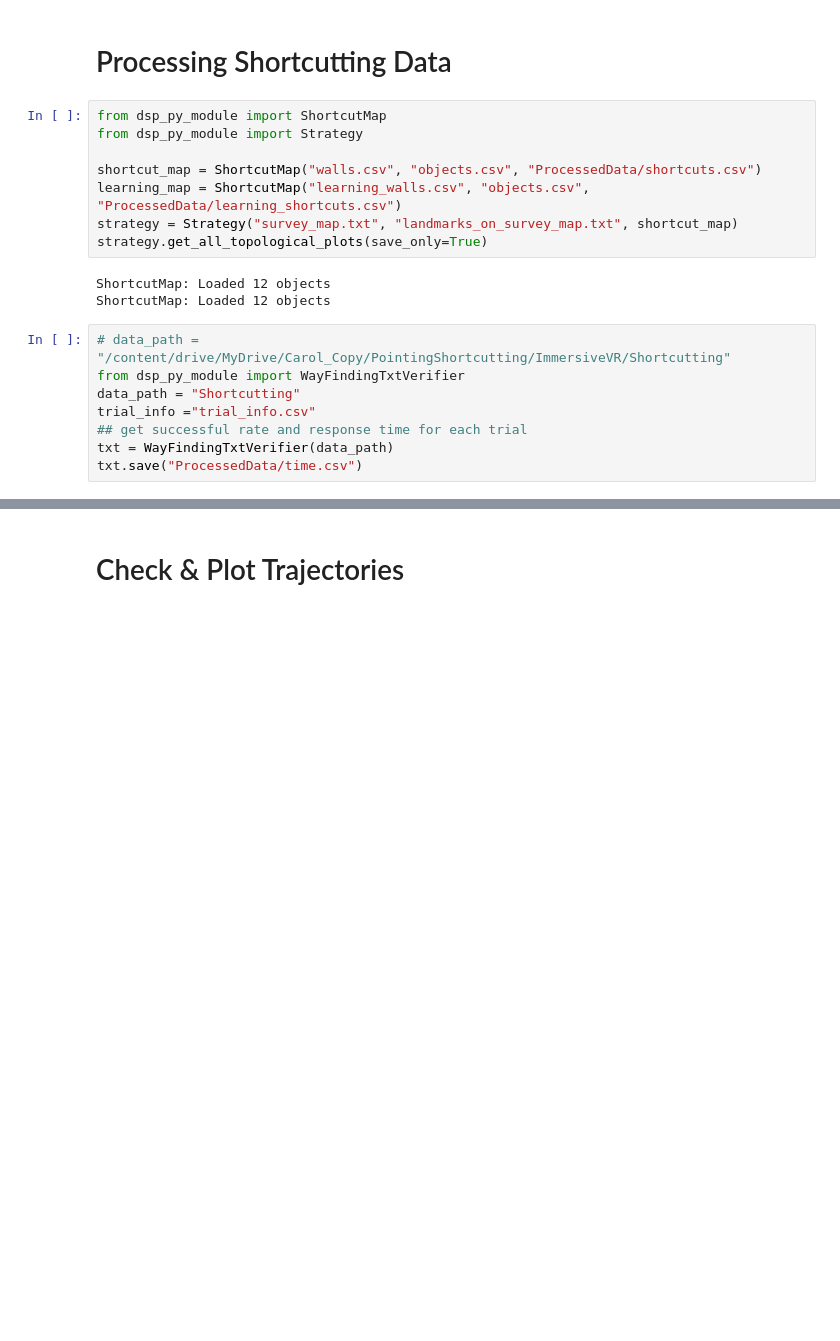
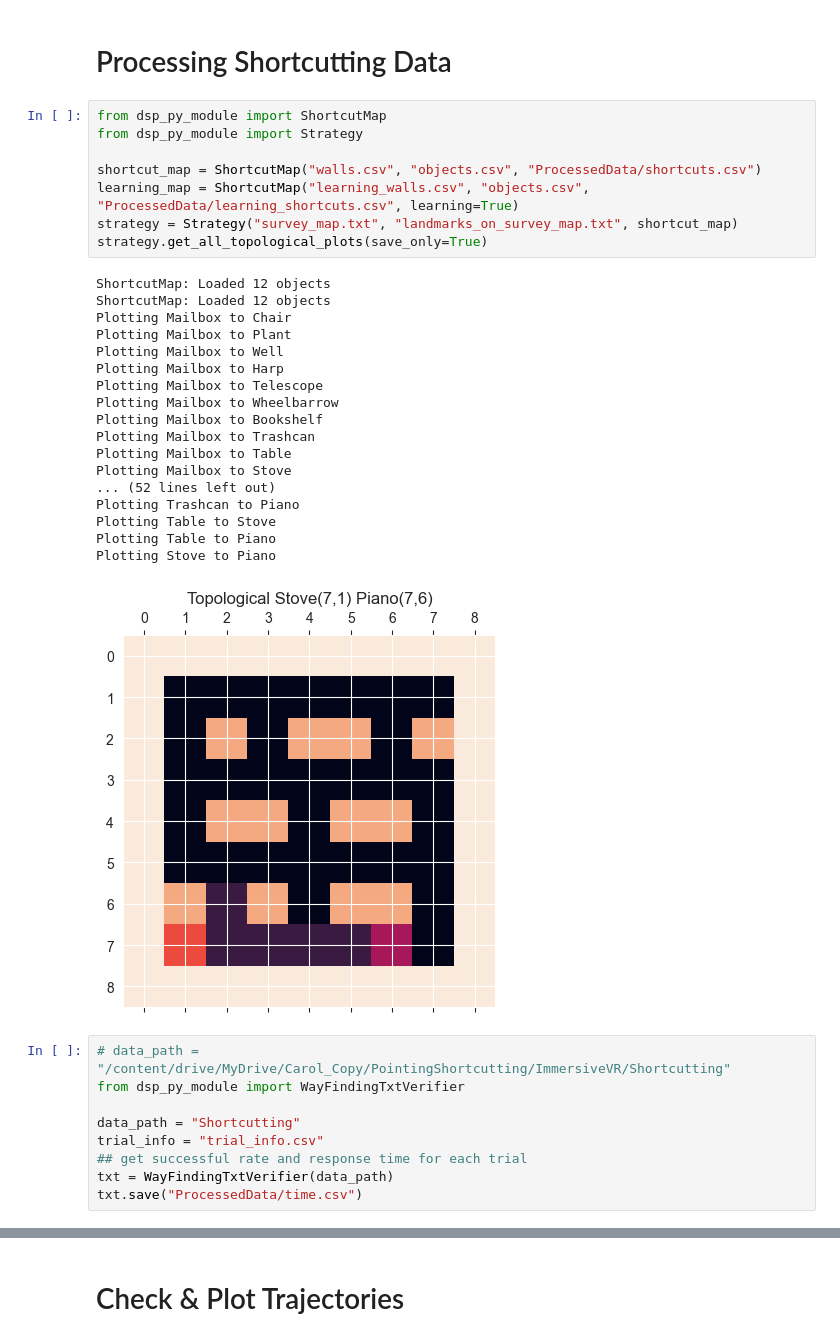
Before and after one commit to CarolHeChuanxiuyue/ConfiguralSpatialKnowledgeMeasurement, a Jupyter notebook: ImmersiveMaze/immersive_VR_processs_raw_data.ipynb, the cells around one changed output, grey strips where cells are left out. Drawn from its saved outputs; the diff is of its cells as text; blank space fills up the shorter version.

```diff
--- a/ImmersiveMaze/immersive_VR_processs_raw_data.ipynb
+++ b/ImmersiveMaze/immersive_VR_processs_raw_data.ipynb
@@ -50,19 +51,36 @@ pp2.save("ProcessedData/pointingPhase2.csv")
 # %%
 from dsp_py_module import ShortcutMap
 from dsp_py_module import Strategy
 
 shortcut_map = ShortcutMap("walls.csv", "objects.csv", "ProcessedData/shortcuts.csv")
-learning_map = ShortcutMap("learning_walls.csv", "objects.csv", "ProcessedData/learning_shortcuts.csv")
+learning_map = ShortcutMap("learning_walls.csv", "objects.csv", "ProcessedData/learning_shortcuts.csv", learning=True)
 strategy = Strategy("survey_map.txt", "landmarks_on_survey_map.txt", shortcut_map)
 strategy.get_all_topological_plots(save_only=True)
 # %% [output]
 ShortcutMap: Loaded 12 objects
 ShortcutMap: Loaded 12 objects
+Plotting Mailbox to Chair
+Plotting Mailbox to Plant
+Plotting Mailbox to Well
+Plotting Mailbox to Harp
+Plotting Mailbox to Telescope
+Plotting Mailbox to Wheelbarrow
+Plotting Mailbox to Bookshelf
+Plotting Mailbox to Trashcan
+Plotting Mailbox to Table
+Plotting Mailbox to Stove
+... (52 lines left out)
+Plotting Trashcan to Piano
+Plotting Table to Stove
+Plotting Table to Piano
+Plotting Stove to Piano
+[figure, added]
 # %%
 # data_path = "/content/drive/MyDrive/Carol_Copy/PointingShortcutting/ImmersiveVR/Shortcutting"
 from dsp_py_module import WayFindingTxtVerifier
+
 data_path = "Shortcutting"
-trial_info ="trial_info.csv"
+trial_info = "trial_info.csv"
 ## get successful rate and response time for each trial
 txt = WayFindingTxtVerifier(data_path)
 txt.save("ProcessedData/time.csv")
```
Also changed, not shown: parts of 10 cells of this notebook, 15 other files.
